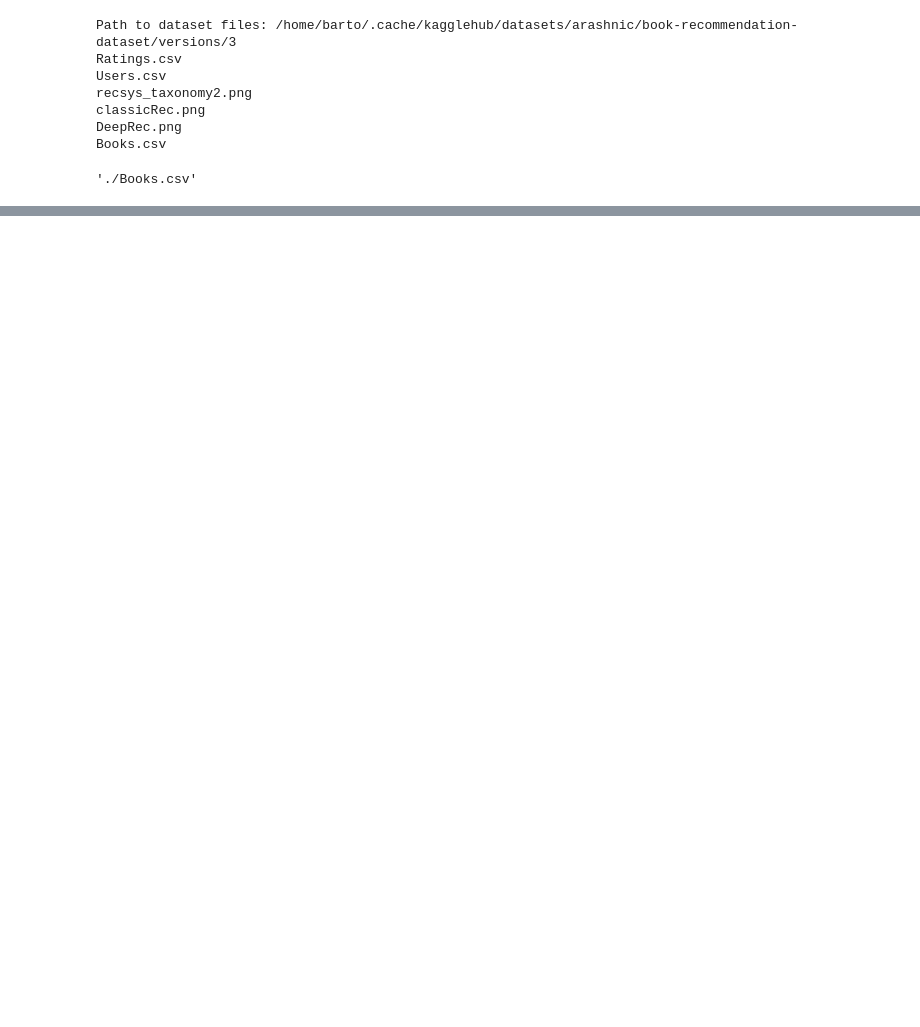
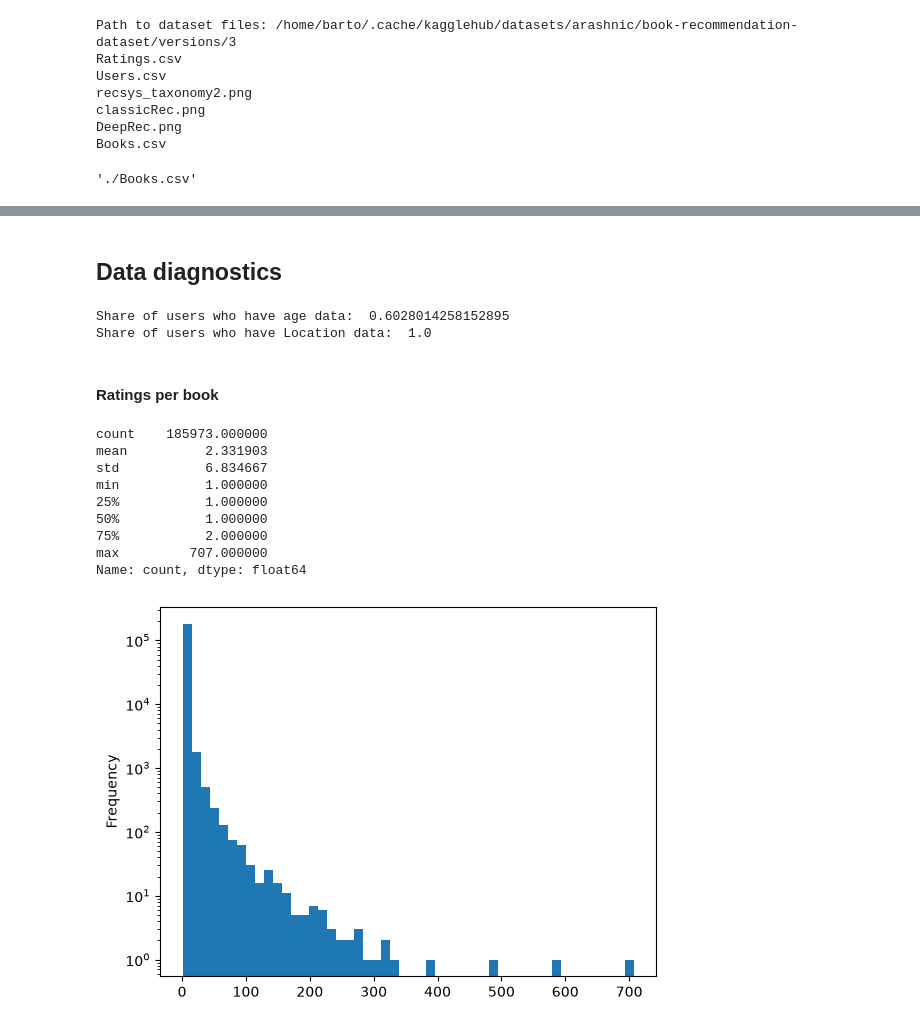
Before and after one commit to brtkkndrl/book-recommendation, a Jupyter notebook: main.ipynb, the cells around one changed output, grey strips where cells are left out. Cells and saved outputs as stored; diff of their text form; code cells hidden in the pictures; blank space fills up the shorter version.

```diff
--- a/main.ipynb
+++ b/main.ipynb
@@ -90,0 +73,25 @@ Users with at least 10 ratings: 7334
+# %% [markdown]
+## Data diagnostics
+# %%
+print("Share of users who have age data: ", 1.0-users_df["Age"].isna().mean())
+print("Share of users who have Location data: ", 1.0-users_df["Location"].str.strip().eq("").mean())
+# %% [output]
+Share of users who have age data:  0.6028014258152895
+Share of users who have Location data:  1.0
+# %% [markdown]
+#### Ratings per book
+# %%
+ratings_per_book = ratings_df["ISBN"].value_counts()
+ratings_per_book.plot(kind="hist", bins=50, log=True)
+ratings_per_book.describe()
+# %% [output]
+count    185973.000000
+mean          2.331903
+std           6.834667
+min           1.000000
+25%           1.000000
+50%           1.000000
+75%           2.000000
+max         707.000000
+Name: count, dtype: float64
+[figure, added]
```
Also changed, not shown: parts of 13 cells of this notebook.
